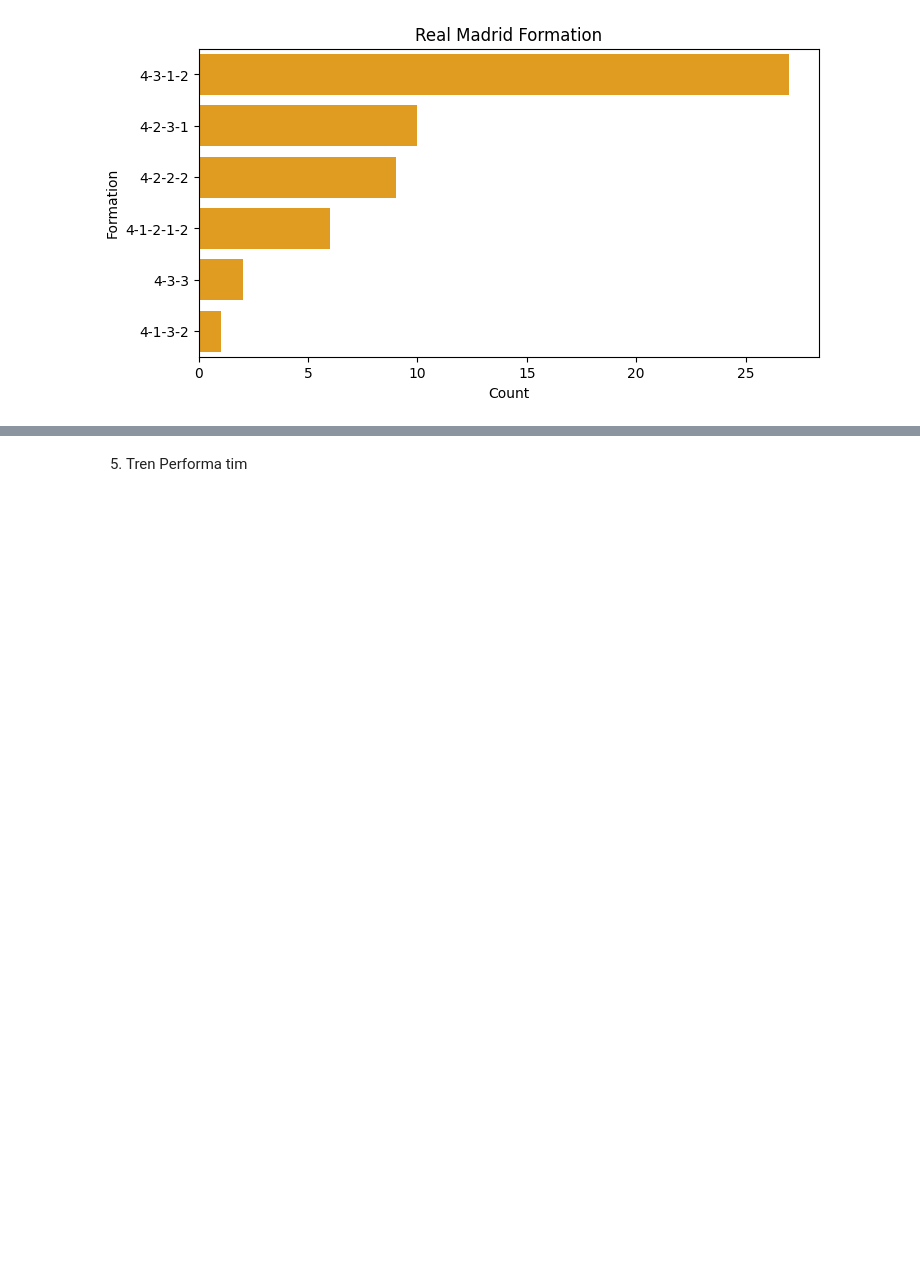
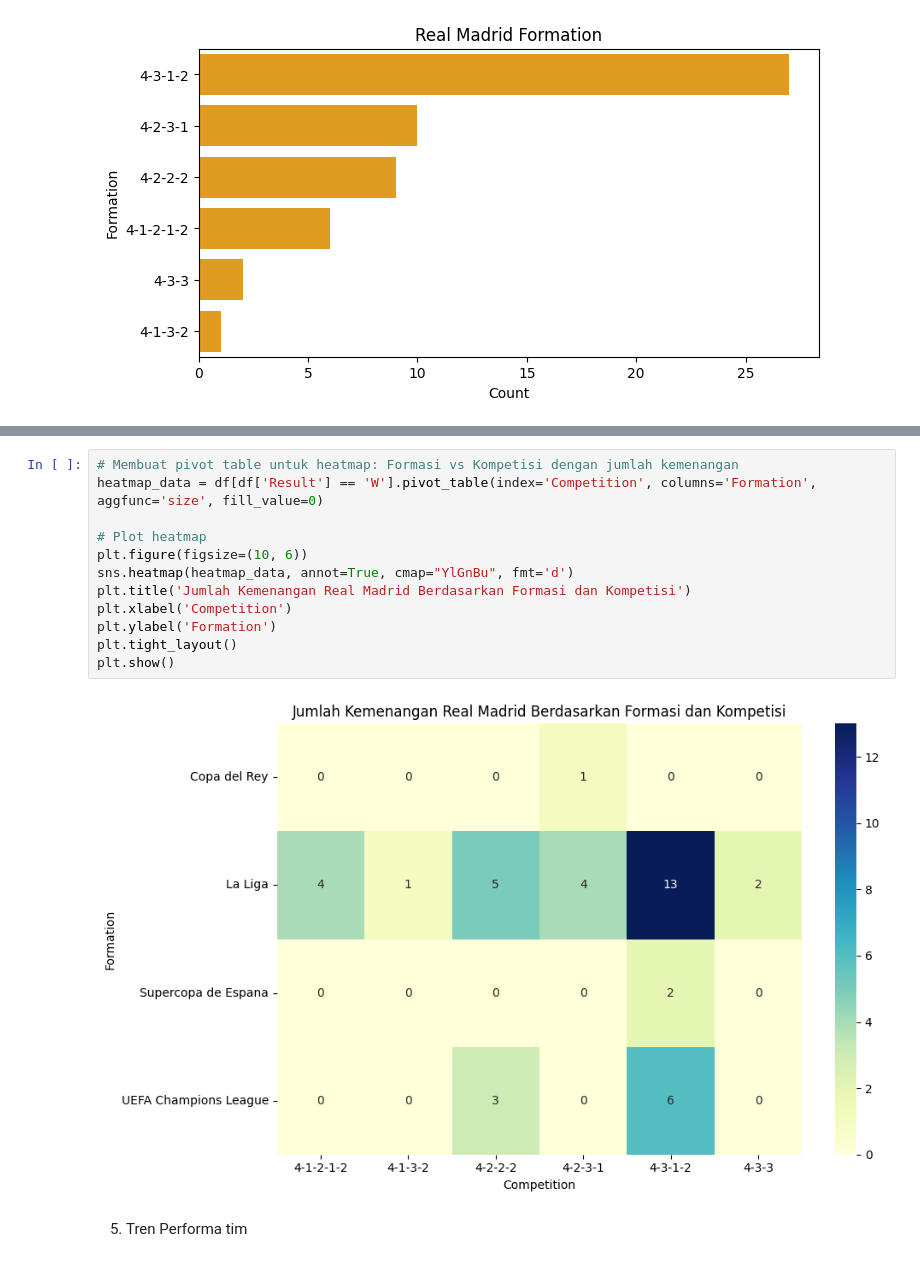
Before and after one commit to HeavyCrow1203/Analysis-Of-Real-Madrid-Performance, a Jupyter notebook: Real_Madrid_Performance_season_2023_2024.ipynb, the cells around one changed output, grey strips where cells are left out. Saved outputs shown, nothing was run; the diff lists cells and outputs as text; blank space fills up the shorter version.

```diff
--- a/Real_Madrid_Performance_season_2023_2024.ipynb
+++ b/Real_Madrid_Performance_season_2023_2024.ipynb
@@ -339,3 +350,17 @@ dtype: int64
+# %%
+# Membuat pivot table untuk heatmap: Formasi vs Kompetisi dengan jumlah kemenangan
+heatmap_data = df[df['Result'] == 'W'].pivot_table(index='Competition', columns='Formation', aggfunc='size', fill_value=0)
+
+# Plot heatmap
+plt.figure(figsize=(10, 6))
+sns.heatmap(heatmap_data, annot=True, cmap="YlGnBu", fmt='d')
+plt.title('Jumlah Kemenangan Real Madrid Berdasarkan Formasi dan Kompetisi')
+plt.xlabel('Competition')
+plt.ylabel('Formation')
+plt.tight_layout()
+plt.show()
+# %% [output]
+[figure, added]
 # %% [markdown]
 5. Tren Performa tim
 # %%
```
Also changed, not shown: parts of 12 cells of this notebook.
